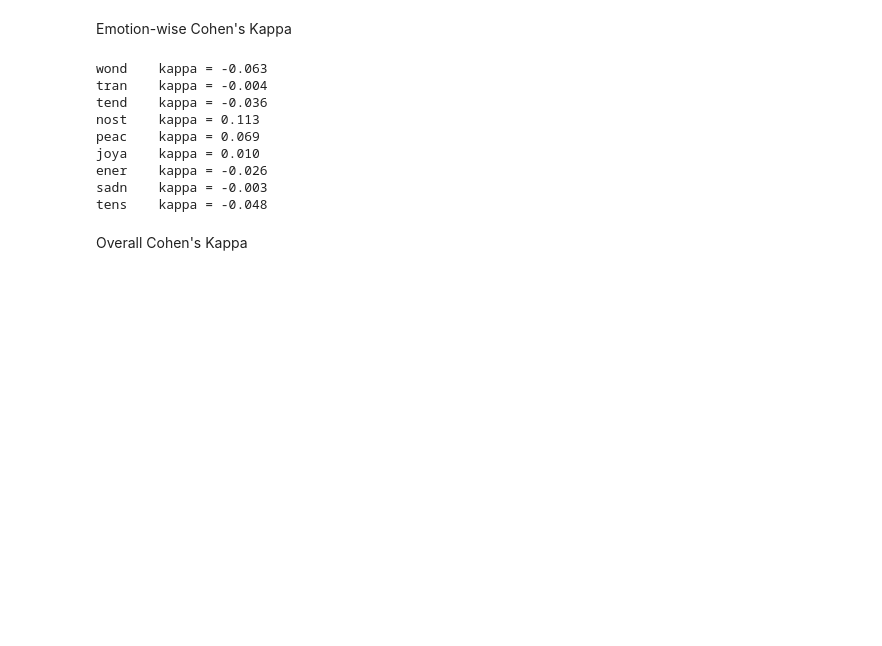
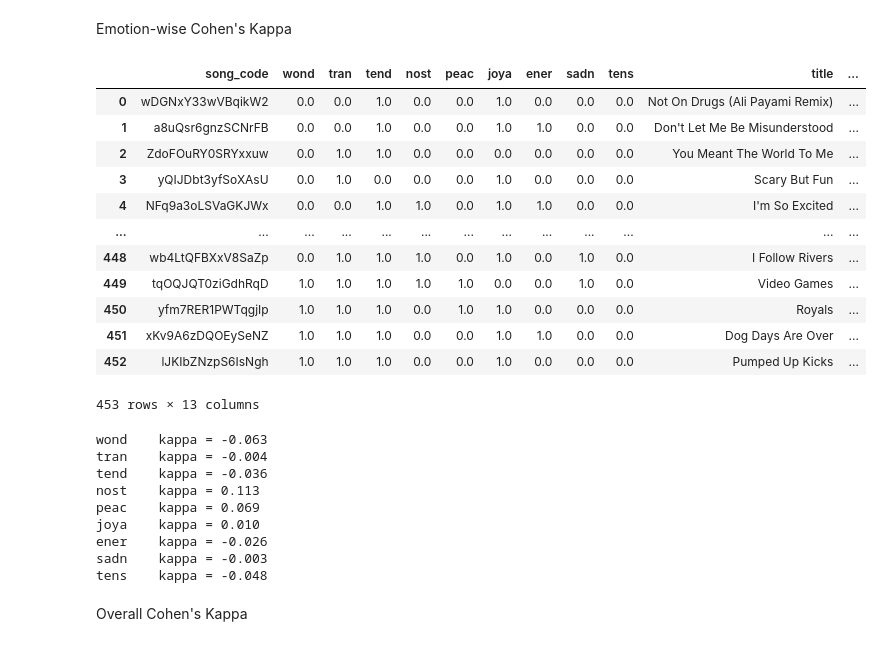
Before and after one commit to mmosc/emo-mrs, a Jupyter notebook: notebooks/psyias2024/correlation.ipynb, the cells around one changed output. Saved outputs shown, nothing was run; the diff lists cells and outputs as text; code cells hidden in the pictures; blank space fills up the shorter version.

```diff
--- a/notebooks/psyias2024/correlation.ipynb
+++ b/notebooks/psyias2024/correlation.ipynb
@@ -11,5 +25,21 @@ gems_9 = ['wond', 'tran', 'tend', 'nost', 'peac', 'joya', 'ener', 'sadn', 'tens'
 # %% [markdown]
 Emotion-wise Cohen's Kappa
+# %%
+onion_bin_to_compare
+# %% [output]
+|  | song_code | wond | tran | tend | nost | peac | joya | ener | sadn | tens | title | ... |
+| 0 | wDGNxY33wVBqikW2 | 0.0 | 0.0 | 1.0 | 0.0 | 0.0 | 1.0 | 0.0 | 0.0 | 0.0 | Not On Drugs (Ali Payami Remix) | ... |
+| 1 | a8uQsr6gnzSCNrFB | 0.0 | 0.0 | 1.0 | 0.0 | 0.0 | 1.0 | 1.0 | 0.0 | 0.0 | Don't Let Me Be Misunderstood | ... |
+| 2 | ZdoFOuRY0SRYxxuw | 0.0 | 1.0 | 1.0 | 0.0 | 0.0 | 0.0 | 0.0 | 0.0 | 0.0 | You Meant The World To Me | ... |
+| 3 | yQIJDbt3yfSoXAsU | 0.0 | 1.0 | 0.0 | 0.0 | 0.0 | 1.0 | 0.0 | 0.0 | 0.0 | Scary But Fun | ... |
+| 4 | NFq9a3oLSVaGKJWx | 0.0 | 0.0 | 1.0 | 1.0 | 0.0 | 1.0 | 1.0 | 0.0 | 0.0 | I'm So Excited | ... |
+| ... | ... | ... | ... | ... | ... | ... | ... | ... | ... | ... | ... | ... |
+| 448 | wb4LtQFBXxV8SaZp | 0.0 | 1.0 | 1.0 | 1.0 | 0.0 | 1.0 | 0.0 | 1.0 | 0.0 | I Follow Rivers | ... |
+| 449 | tqOQJQT0ziGdhRqD | 1.0 | 1.0 | 1.0 | 1.0 | 1.0 | 0.0 | 0.0 | 1.0 | 0.0 | Video Games | ... |
+| 450 | yfm7RER1PWTqgjIp | 1.0 | 1.0 | 1.0 | 0.0 | 1.0 | 1.0 | 0.0 | 0.0 | 0.0 | Royals | ... |
+| 451 | xKv9A6zDQOEySeNZ | 1.0 | 1.0 | 1.0 | 0.0 | 0.0 | 1.0 | 1.0 | 0.0 | 0.0 | Dog Days Are Over | ... |
+| 452 | lJKIbZNzpS6IsNgh | 1.0 | 1.0 | 1.0 | 0.0 | 0.0 | 1.0 | 0.0 | 0.0 | 0.0 | Pumped Up Kicks | ... |
+453 rows × 13 columns
 # %%
 for gems in gems_9:
     kappa = compute_cohen_on_pandas_columns(onion_bin_to_compare, emma_bin_to_compare, gems)
```
Also changed, not shown: parts of 14 cells of this notebook, 2 other files.
